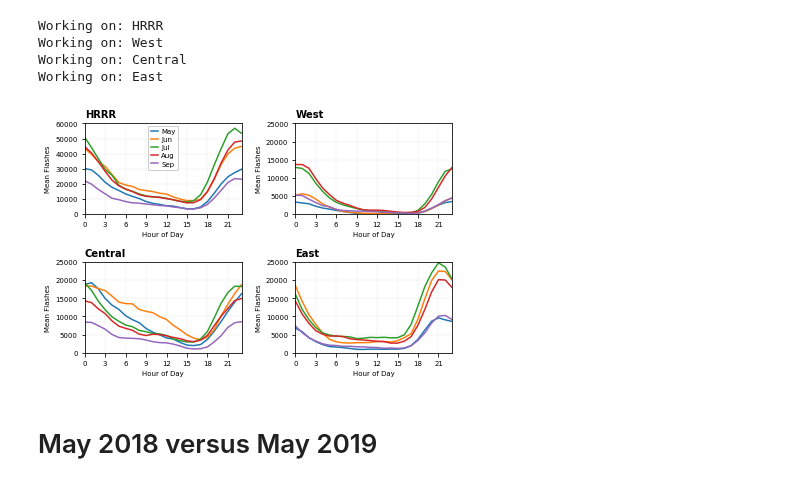
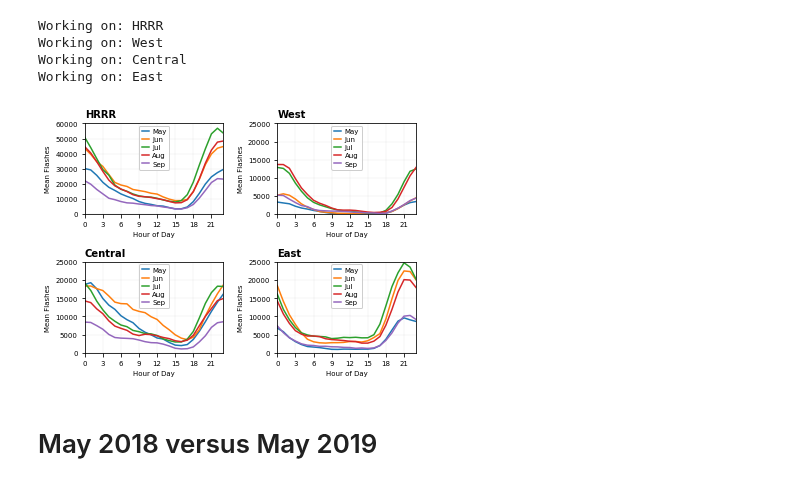
Before and after one commit to blaylockbk/pyBKB_v3, a Jupyter notebook: publications/GLM_HRRR/Fig-03_GLM-flash-count.ipynb, the cells around one changed output. Saved outputs shown, nothing was run; the diff lists cells and outputs as text; code cells hidden in the pictures.

```diff
--- a/publications/GLM_HRRR/Fig-03_GLM-flash-count.ipynb
+++ b/publications/GLM_HRRR/Fig-03_GLM-flash-count.ipynb
@@ -101,34 +101,35 @@ fig, axes = plt.subplots(2,2)
 axes = axes.flatten()
 
 #for i, DOMAIN in enumerate(['HRRR']):
 for ax, DOM in zip(axes, domains):
     print('Working on:', DOM)
     plt.sca(ax)
     for m in range(5,10):
         flashes = get_HRRR_GLM_stats_hov_by_month(DOM, m)['flashes']
         plt.plot(flashes, label='%s' % datetime(2018, m, 1).strftime("%b"))
     plt.xticks(range(0,24,3));
     plt.title(DOM, loc='left', fontweight='bold')
     plt.xlabel('Hour of Day')
     if DOM == 'HRRR':
         plt.ylim(ymax=60000)
         plt.legend(loc='upper center')
     else:
         plt.ylim(ymax=25000)
+        plt.legend(loc='upper center')
     plt.xlim([0,23])
     plt.ylim(ymin=0)
     plt.ylabel('Mean Flashes')
     plt.grid()
 
 plt.tight_layout()
 
 plt.savefig('./figs/Fig-03_GLM-flashes-count-by-month')
 # %% [output]
 Working on: HRRR
 Working on: West
 Working on: Central
 Working on: East
-[figure, old version]
+[figure, new version]
 # %% [markdown]
 # May 2018 versus May 2019
 # %%
```
Also changed, not shown: 9 other files.
